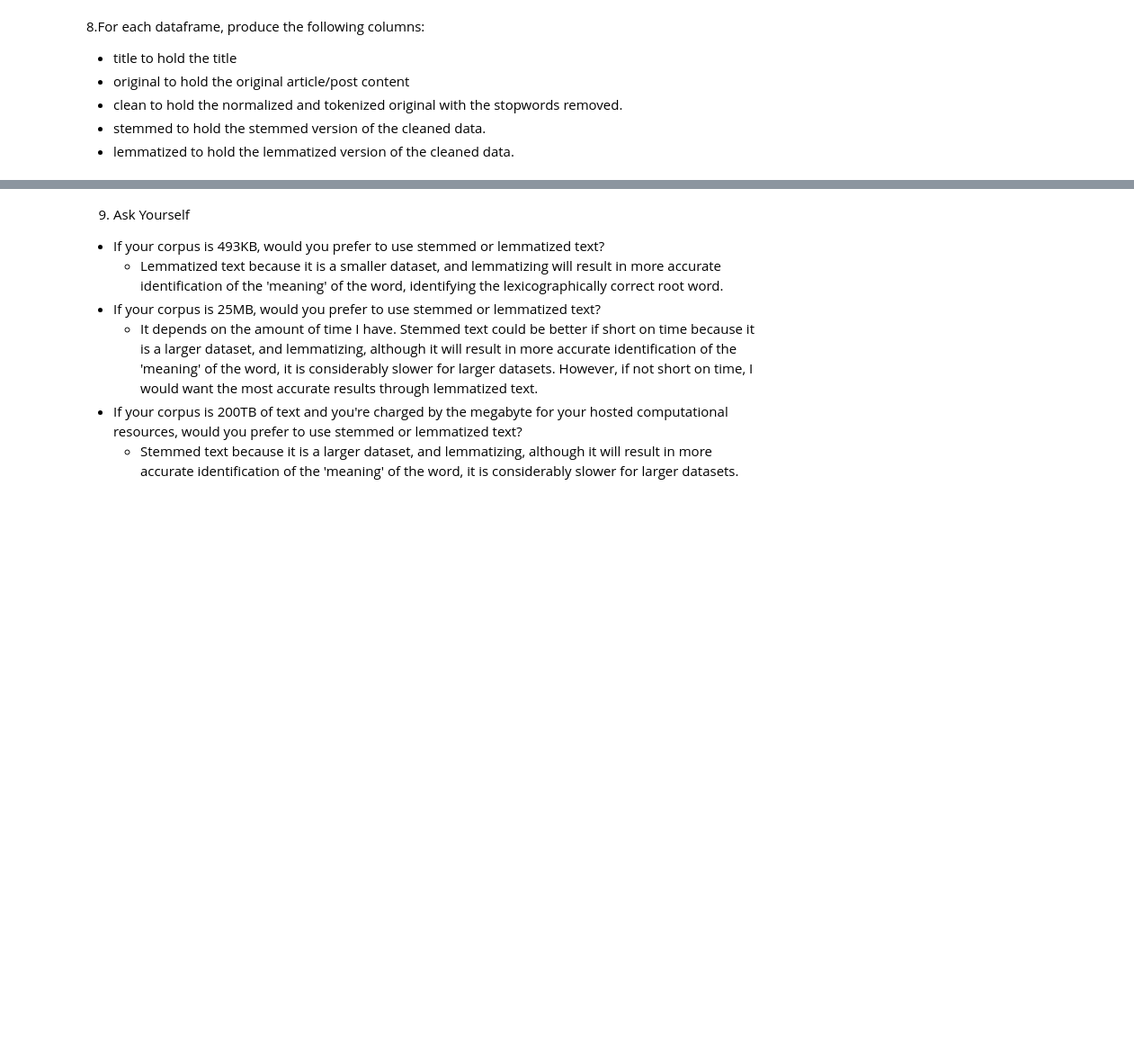
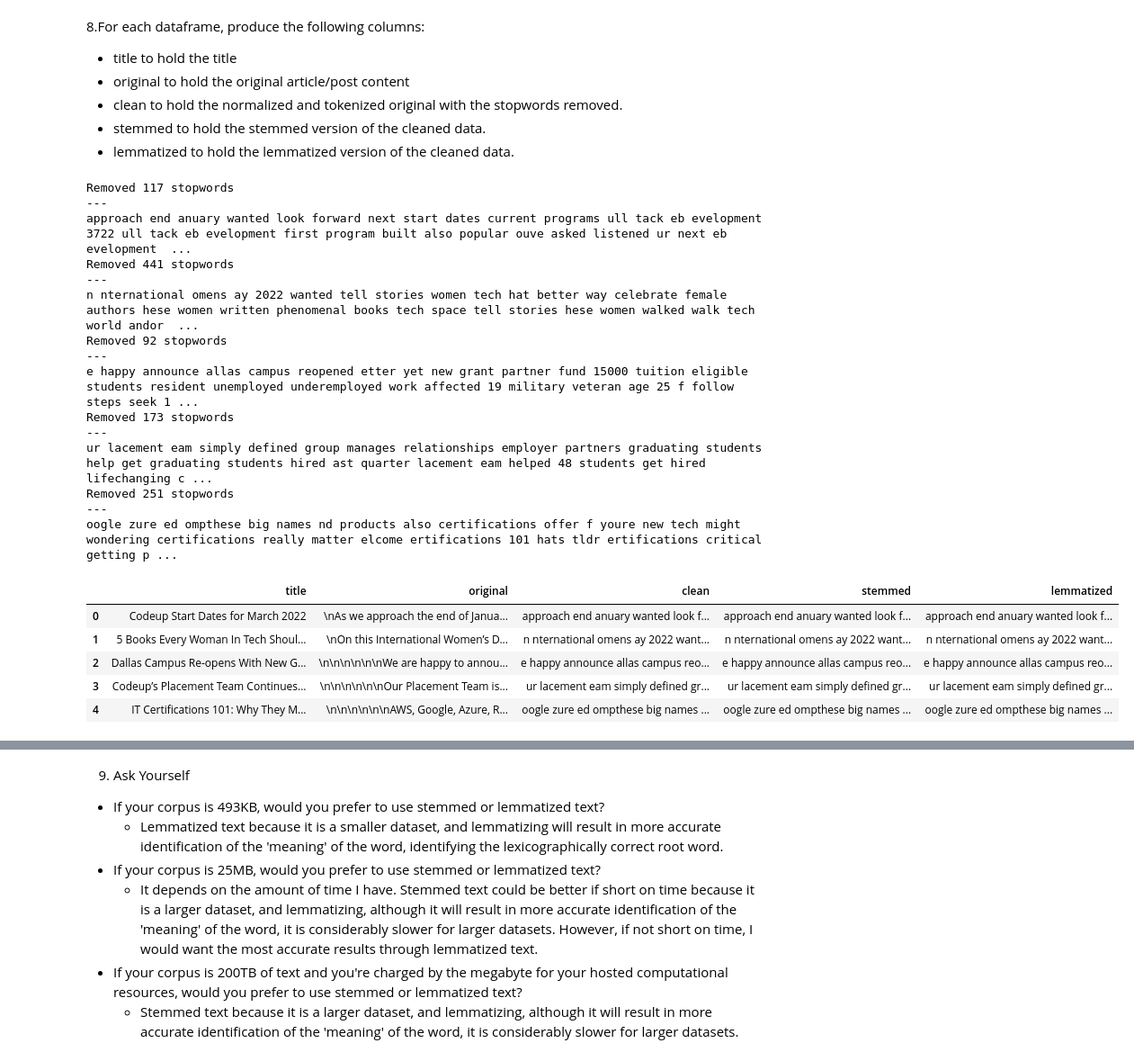
Before and after one commit to rachelrobbinsmayhill/nlp-exercises, a Jupyter notebook: prepare.ipynb, the cells around one changed output, grey strips where cells are left out. Shown: that part at 90% size. Saved outputs shown, nothing was run; the diff lists cells and outputs as text; code cells hidden in the pictures; blank space fills up the shorter version.

```diff
--- a/prepare.ipynb
+++ b/prepare.ipynb
@@ -195,0 +201,3 @@ def remove_stopwords(text):
+# %%
+extra_words = []
+exclude_words = ['to']
@@ -199,0 +267,3 @@ def remove_stopwords(text):
+# %%
+codeup_df = acquire.get_blog_articles(acquire.urls)
+codeup_df.head()
@@ -199,0 +277,3 @@ def remove_stopwords(text):
+# %%
+codeup_df = codeup_df.rename(columns={'contents':'original'})
+codeup_df.head()
@@ -205,3 +292,45 @@ def remove_stopwords(text):
 - clean to hold the normalized and tokenized original with the stopwords removed.
 - stemmed to hold the stemmed version of the cleaned data.
 - lemmatized to hold the lemmatized version of the cleaned data.
+# %%
+def prep_article_data(df, column, extra_words =[], exclude_words=[]):
+    '''
+    THis function takes in a dataframe, and the string name for a column with an option to
+    pass extra_word and exclude_word lists. It returns a dataframe with the text title,
+    original text, cleaned text with stop words removed which has had tokenization applied to it,
+    stemmed, text, and lemmatized text.
+    '''
+
+    df['clean'] = df[column].apply(basic_clean)\
+                                   .apply(tokenize)\
+                                   .apply (remove_stopwords,
+                                           extra_words = extra_words,
+                                           exclude_words= exclude_words)
+    df['stemmed'] = df['clean'].apply(stem)
+    df['lemmatized'] = df['clean'].apply(lemmatize)
+
+    return df[['title', column, 'clean', 'stemmed', 'lemmatized']]
+# %%
+prep_article_data(codeup_df, 'original', extra_words = ['ha'], exclude_words = ['no']).head()
+# %% [output]
+Removed 117 stopwords
+---
+approach end anuary wanted look forward next start dates current programs ull tack eb evelopment 3722 ull tack eb evelopment first program built also popular ouve asked listened ur next eb evelopment  ...
+Removed 441 stopwords
+---
+n nternational omens ay 2022 wanted tell stories women tech hat better way celebrate female authors hese women written phenomenal books tech space tell stories hese women walked walk tech world andor  ...
+Removed 92 stopwords
+---
+e happy announce allas campus reopened etter yet new grant partner fund 15000 tuition eligible students resident unemployed underemployed work affected 19 military veteran age 25 f follow steps seek 1 ...
+Removed 173 stopwords
+---
+ur lacement eam simply defined group manages relationships employer partners graduating students help get graduating students hired ast quarter lacement eam helped 48 students get hired lifechanging c ...
+Removed 251 stopwords
+---
+oogle zure ed ompthese big names nd products also certifications offer f youre new tech might wondering certifications really matter elcome ertifications 101 hats tldr ertifications critical getting p ...
+|  | title | original | clean | stemmed | lemmatized |
+| 0 | Codeup Start Dates for March 2022 | \nAs we approach the end of Janua... | approach end anuary wanted look f... | approach end anuary wanted look f... | approach end anuary wanted look f... |
+| 1 | 5 Books Every Woman In Tech Shoul... | \nOn this International Women’s D... | n nternational omens ay 2022 want... | n nternational omens ay 2022 want... | n nternational omens ay 2022 want... |
+| 2 | Dallas Campus Re-opens With New G... | \n\n\n\n\n\nWe are happy to annou... | e happy announce allas campus reo... | e happy announce allas campus reo... | e happy announce allas campus reo... |
+| 3 | Codeup’s Placement Team Continues... | \n\n\n\n\n\nOur Placement Team is... | ur lacement eam simply defined gr... | ur lacement eam simply defined gr... | ur lacement eam simply defined gr... |
+| 4 | IT Certifications 101: Why They M... | \n\n\n\n\n\nAWS, Google, Azure, R... | oogle zure ed ompthese big names ... | oogle zure ed ompthese big names ... | oogle zure ed ompthese big names ... |
```
Also changed, not shown: parts of 55 cells of this notebook.
